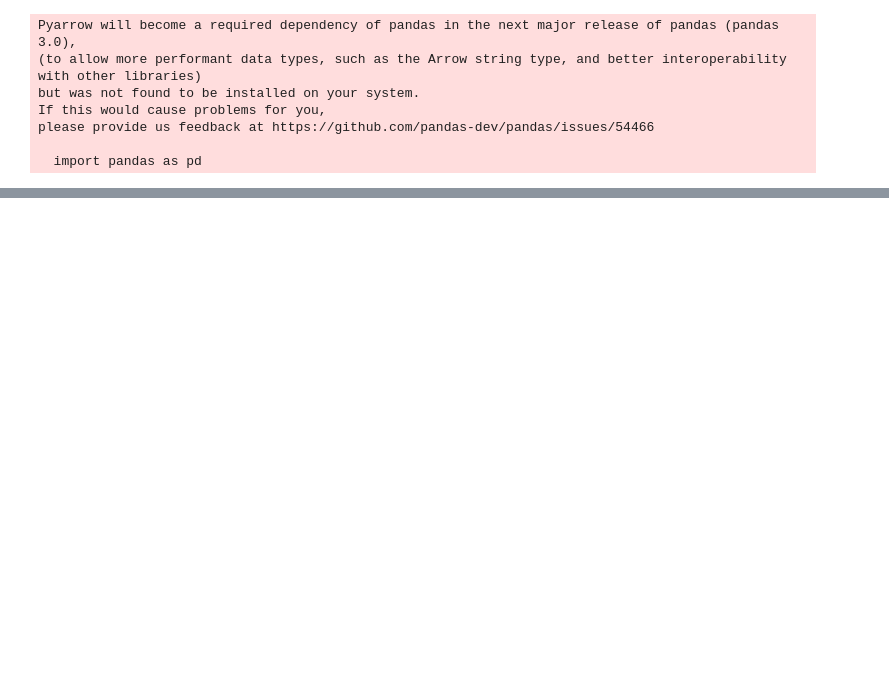
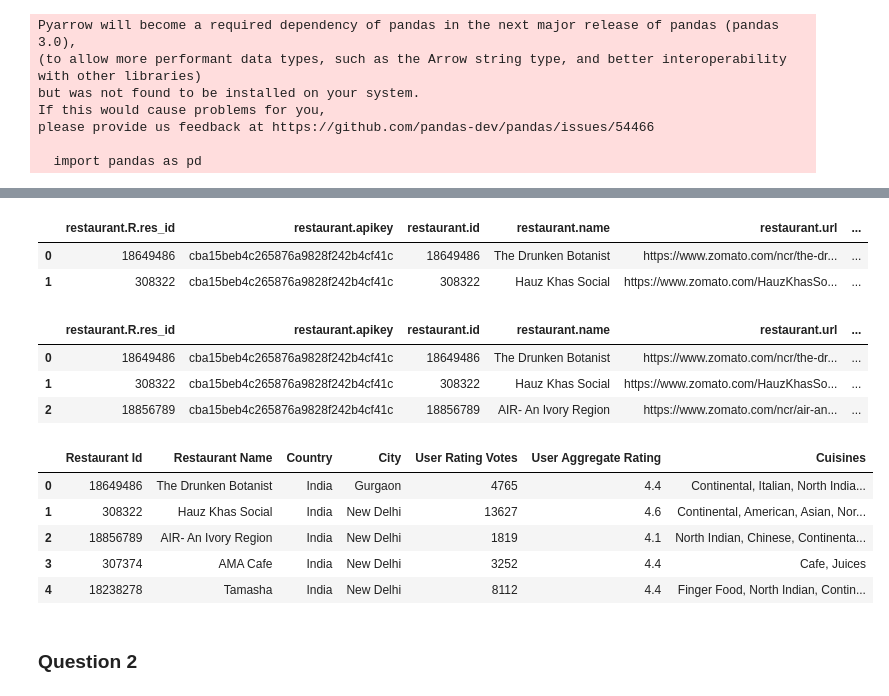
Before and after one commit to nestlecafe3in1/GovTech-Application, a Jupyter notebook: Application.ipynb, the cells around one changed output, grey strips where cells are left out. Saved outputs shown, nothing was run; the diff lists cells and outputs as text; code cells hidden in the pictures; blank space fills up the shorter version.

Commit message:
Amended the presentation of question 1

```diff
--- a/Application.ipynb
+++ b/Application.ipynb
@@ -95,0 +46,6 @@ restaurant_df
+# %%
+"""
+Read in Country-Code Excel file into DataFrame
+"""
+
+country_code_df = pd.read_csv("Country-Code.csv")
@@ -95,0 +67,71 @@ restaurant_df
+# %%
+"""
+Preview of main_restaurant_df
+"""
+
+main_restaurant_df.head(2)
+# %% [output]
+|  | restaurant.R.res_id | restaurant.apikey | restaurant.id | restaurant.name | restaurant.url | ... |
+| 0 | 18649486 | cba15beb4c265876a9828f242b4cf41c | 18649486 | The Drunken Botanist | https://www.zomato.com/ncr/the-dr... | ... |
+| 1 | 308322 | cba15beb4c265876a9828f242b4cf41c | 308322 | Hauz Khas Social | https://www.zomato.com/HauzKhasSo... | ... |
+# %%
+"""
+Merge Main restaurant data with country code DataFrame based on country ID.
+"""
+
+restaurant_countrycode_df = pd.merge(
+    main_restaurant_df, country_code_df,
+    how='left', left_on='restaurant.location.country_id',
+    right_on='Country Code'
+    )
+
+restaurant_countrycode_df.head(3)
+# %% [output]
+|  | restaurant.R.res_id | restaurant.apikey | restaurant.id | restaurant.name | restaurant.url | ... |
+| 0 | 18649486 | cba15beb4c265876a9828f242b4cf41c | 18649486 | The Drunken Botanist | https://www.zomato.com/ncr/the-dr... | ... |
+| 1 | 308322 | cba15beb4c265876a9828f242b4cf41c | 308322 | Hauz Khas Social | https://www.zomato.com/HauzKhasSo... | ... |
+| 2 | 18856789 | cba15beb4c265876a9828f242b4cf41c | 18856789 | AIR- An Ivory Region | https://www.zomato.com/ncr/air-an... | ... |
+# %%
+"""
+Extract required fields from the merged DataFrame and rename these columns
+"""
+
+# Extraction of columns
+extract_restaurant_df = restaurant_countrycode_df[[
+    'restaurant.R.res_id', 'restaurant.name', 'Country',
+    'restaurant.location.city', 'restaurant.user_rating.votes',
+    'restaurant.user_rating.aggregate_rating', 'restaurant.cuisines'
+    ]]
+
+# Dictionary of columns to rename
+renamed_columns = {
+    'restaurant.R.res_id': 'Restaurant Id',
+    'restaurant.name': 'Restaurant Name',
+    'restaurant.location.city': 'City',
+    'restaurant.user_rating.votes': 'User Rating Votes',
+    'restaurant.user_rating.aggregate_rating': 'User Aggregate Rating',
+    'restaurant.cuisines': 'Cuisines'
+}
+
+# Rename required columns
+final_restaurant_df = extract_restaurant_df.rename(columns=renamed_columns)
+# %%
+
+"""
+Convert data type of the "User Aggregate Rating" column in the DataFrame.
+"""
+
+final_restaurant_df['User Aggregate Rating'] = final_restaurant_df['User Aggregate Rating'].astype('float64')
+# %%
+"""
+Preview of final dataframe
+"""
+
+final_restaurant_df.head()
+# %% [output]
+|  | Restaurant Id | Restaurant Name | Country | City | User Rating Votes | User Aggregate Rating | Cuisines |
+| 0 | 18649486 | The Drunken Botanist | India | Gurgaon | 4765 | 4.4 | Continental, Italian, North India... |
+| 1 | 308322 | Hauz Khas Social | India | New Delhi | 13627 | 4.6 | Continental, American, Asian, Nor... |
+| 2 | 18856789 | AIR- An Ivory Region | India | New Delhi | 1819 | 4.1 | North Indian, Chinese, Continenta... |
+| 3 | 307374 | AMA Cafe | India | New Delhi | 3252 | 4.4 | Cafe, Juices |
+| 4 | 18238278 | Tamasha | India | New Delhi | 8112 | 4.4 | Finger Food, North Indian, Contin... |
@@ -96 +146,3 @@ restaurant_df
+# %% [markdown]
+### Question 2
 # %%
```
Also changed, not shown: parts of 14 cells of this notebook, 1 other file.
